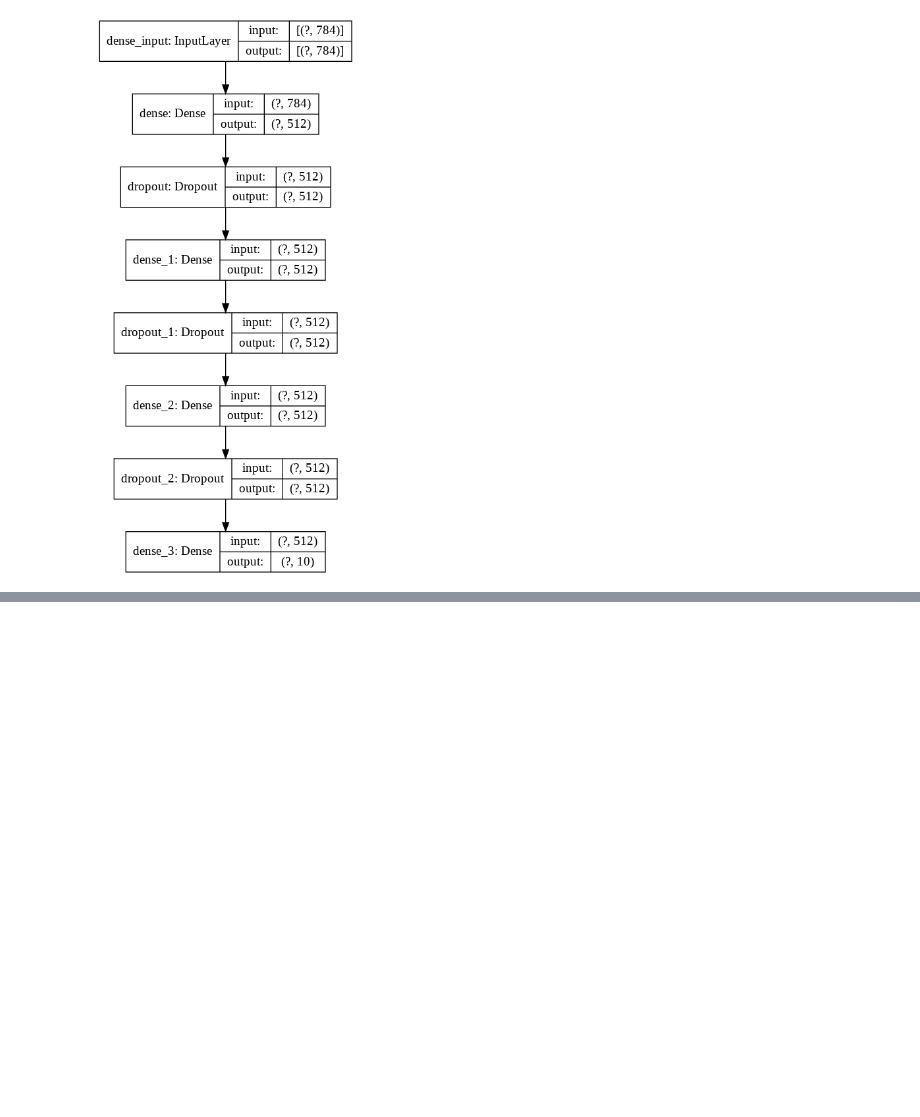
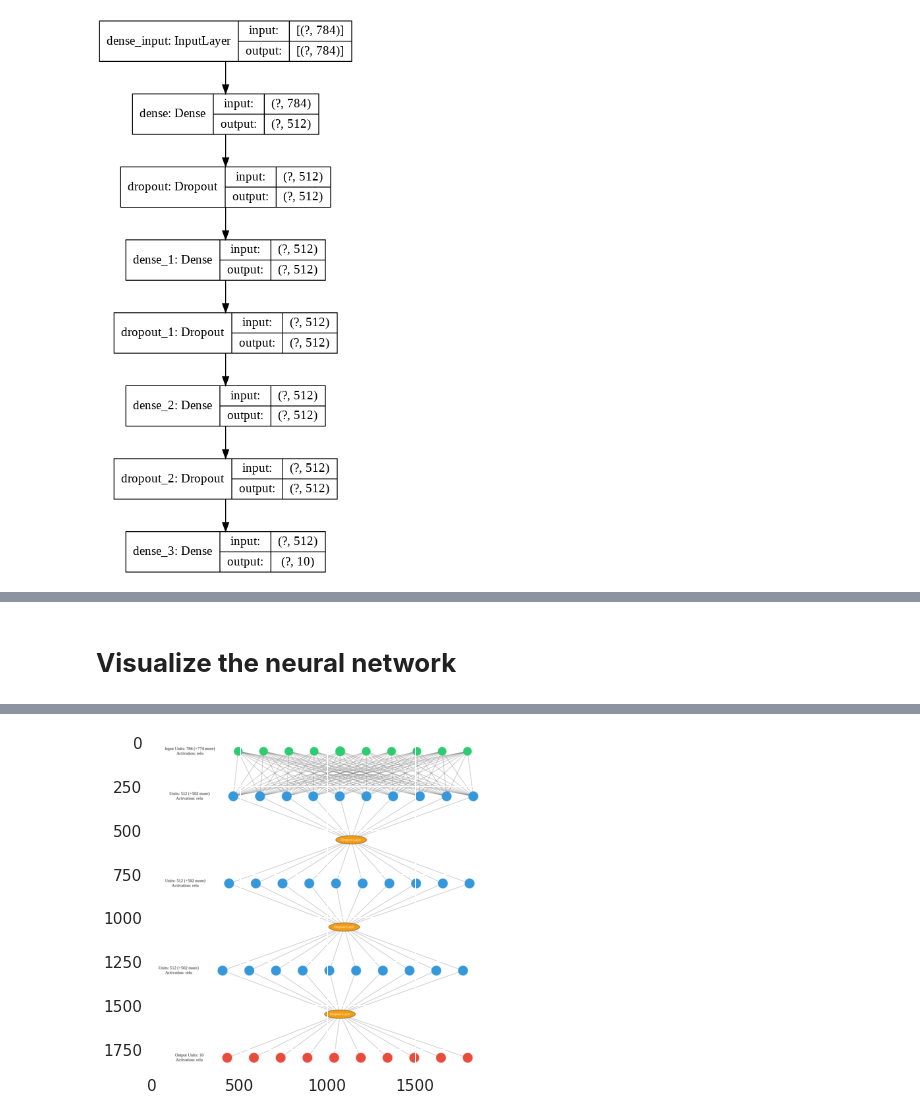
Before and after one commit to marcinwolter/DeepLearning_2020, a Jupyter notebook: mnist_mlp.ipynb, the cells around one changed output, grey strips where cells are left out. Drawn from its saved outputs; the diff is of its cells as text; code cells hidden in the pictures; blank space fills up the shorter version.

```diff
--- a/mnist_mlp.ipynb
+++ b/mnist_mlp.ipynb
@@ -237,0 +240,18 @@ for i in range(400):
+# %% [markdown]
+# **Visualize the neural network**
+# %%
+
+# Creates the graph.png file
+
+! pip3 install keras-visualizer
+from keras_visualizer import visualizer
+
+#create the graph.png image
+visualizer(model=model, view=True, format='png', filename='graph')
+
+#show the graph
+import matplotlib.image as mpimg
+img = mpimg.imread('graph.png')
+imgplot = plt.imshow(img,)
+plt.show()
+# %% [output]
@@ -237,0 +259 @@ for i in range(400):
+[figure, added]
```
Also changed, not shown: parts of 10 cells of this notebook.
